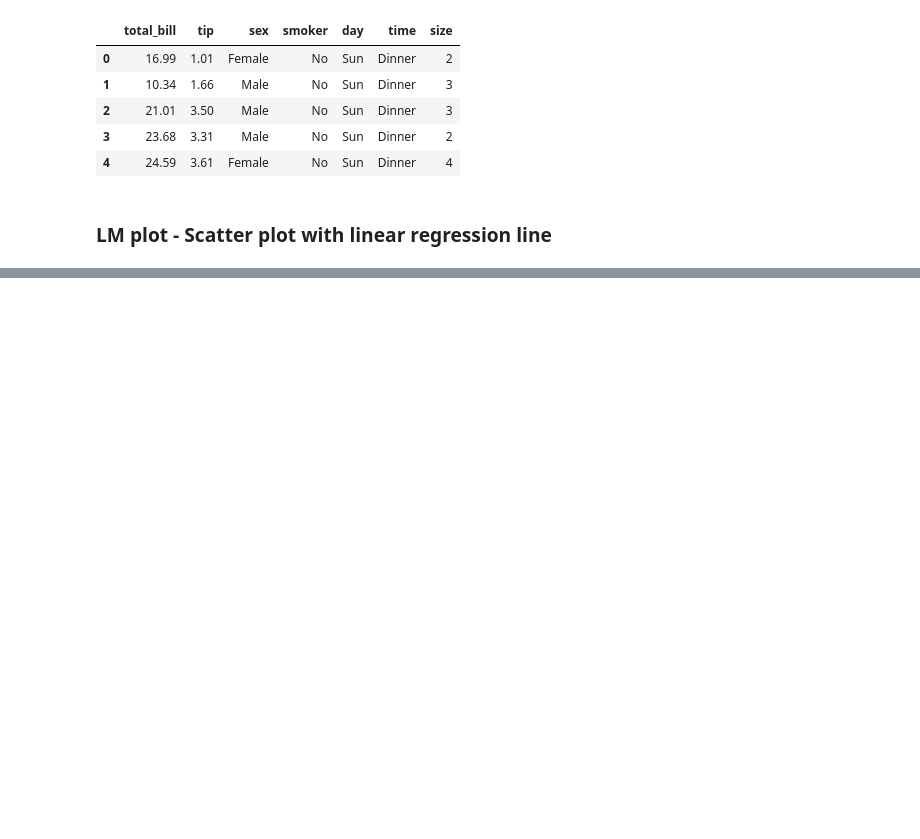
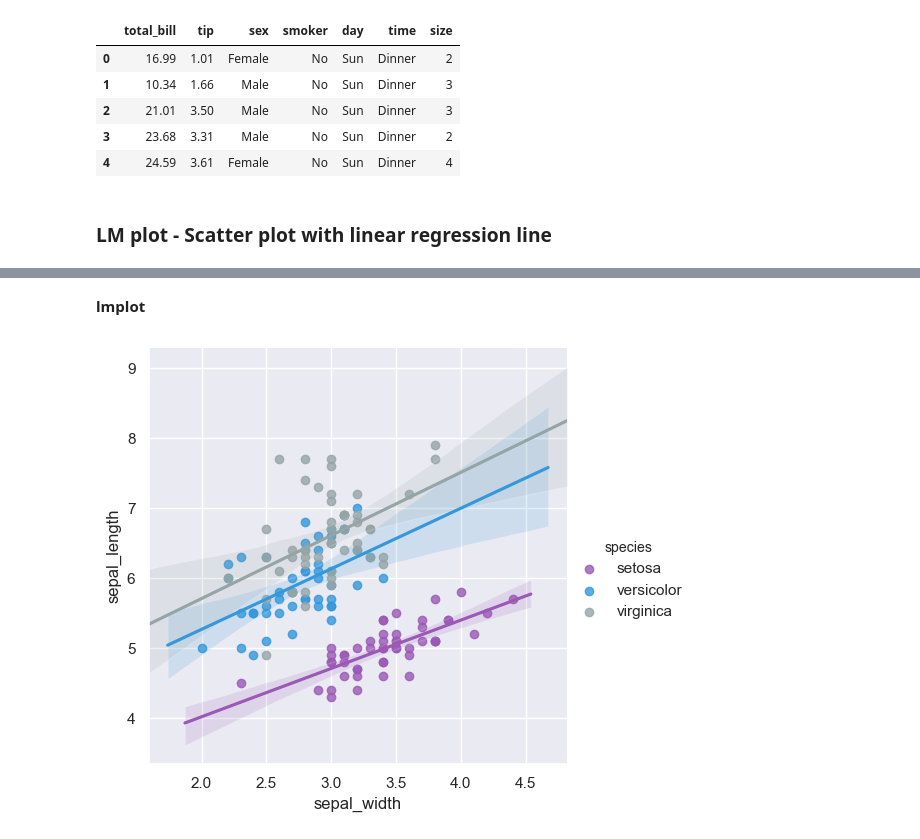
Before and after one commit to atal5/DataVisualizations, a Jupyter notebook: DataVisualizationInPython.ipynb, the cells around one changed output, grey strips where cells are left out. Saved outputs shown, nothing was run; the diff lists cells and outputs as text; code cells hidden in the pictures; blank space fills up the shorter version.

```diff
--- a/DataVisualizationInPython.ipynb
+++ b/DataVisualizationInPython.ipynb
@@ -35,0 +60,6 @@ plt.show(g)
+# %% [markdown]
+**lmplot**
+# %%
+g = sns.lmplot(x="sepal_width",y="sepal_length",hue="species",data=iris)
+# %% [output]
+[figure, added]
```
Also changed, not shown: parts of 17 cells of this notebook.
